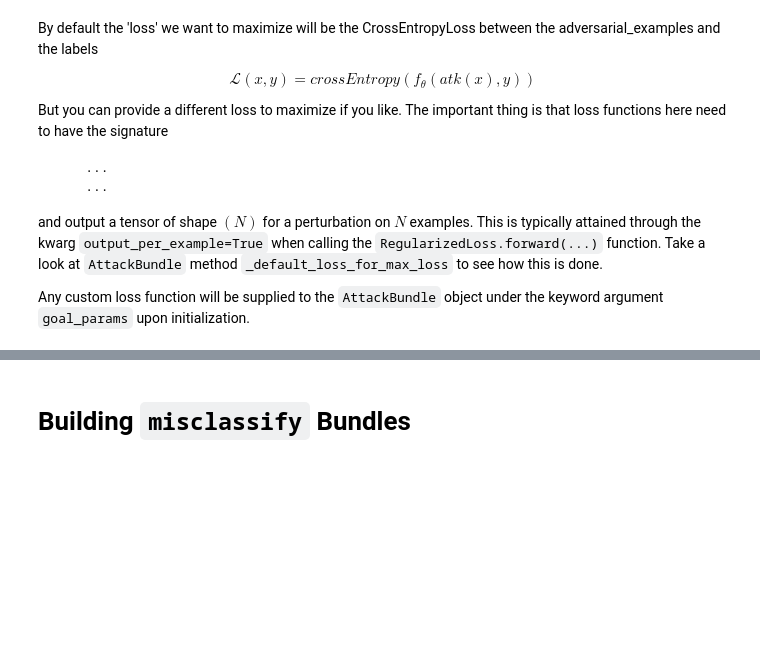
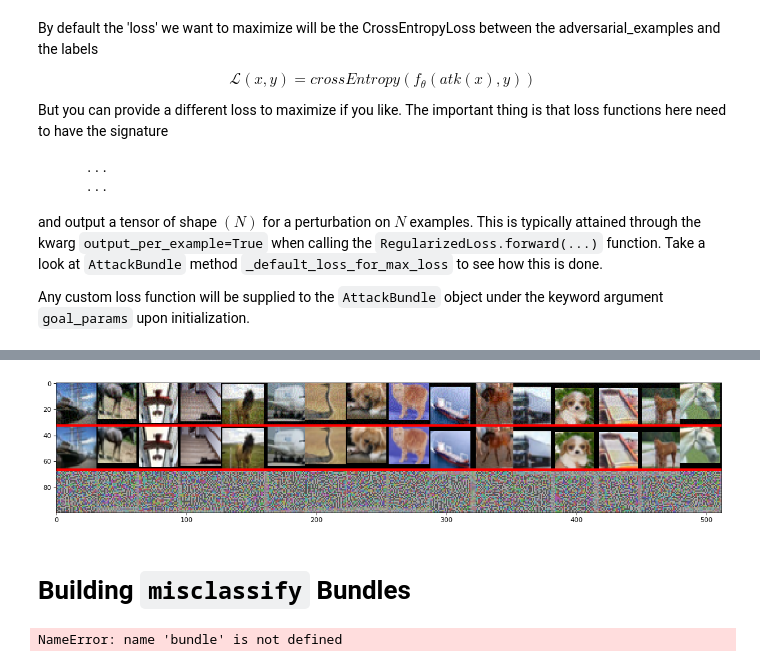
Before and after one commit to revbucket/mister_ed, a Jupyter notebook: notebooks/bundled_attacks_examples.ipynb, the cells around one changed output, grey strips where cells are left out. Saved outputs shown, nothing was run; the diff lists cells and outputs as text; code cells hidden in the pictures; blank space fills up the shorter version.

```diff
--- a/notebooks/bundled_attacks_examples.ipynb
+++ b/notebooks/bundled_attacks_examples.ipynb
@@ -126,5 +150,5 @@ max_loss_perturbation.display()
 # Building `min_perturbation` Bundles
 # With a model, normalizer, threat model, and attack parameters all set,
 # we can build the AttackBundle instance with the 'min_perturbation' goal
-min_pert_norm_bundle = ba.AttackBundle(model, normalizer, delta_threat, attack_params, goal='min_perturbation')
+min_pert_bundle = ba.AttackBundle(model, normalizer, delta_threat, attack_params, goal='min_perturbation')
 # %% [markdown]
@@ -132,2 +169,2 @@ By default the perturbation norm corresponds to the threatModel specified, e.g.
 # %%
-min_pert_norm_perturbation = min_pert_norm_bundle.attack(examples, labels)
+min_pert_perturbation = min_pert_bundle.attack(examples, labels)
@@ -134,7 +189,16 @@ min_pert_norm_perturbation = min_pert_norm_bundle.attack(examples, labels)
 # %%
-min_pert_norm_perturbation.display()
+min_pert_perturbation.display()
+# %% [output]
+[figure, added]
 # %% [markdown]
 # Building `misclassify` Bundles
+# %%
+# With a model, normalizer, threat model, and attack parameters all set,
+# we can build the AttackBundle instance with the 'misclassify' goal
+m
+max_pert_perturbation = bundle.attack(examples, labels, verbose=True)
+# %% [output]
+NameError: name 'bundle' is not defined
 # %%
 # Building `min_perturbation` Bundles
 # With a model, normalizer, threat model, and attack parameters all set,
```
Also changed, not shown: parts of 10 cells of this notebook, 6 other files.
